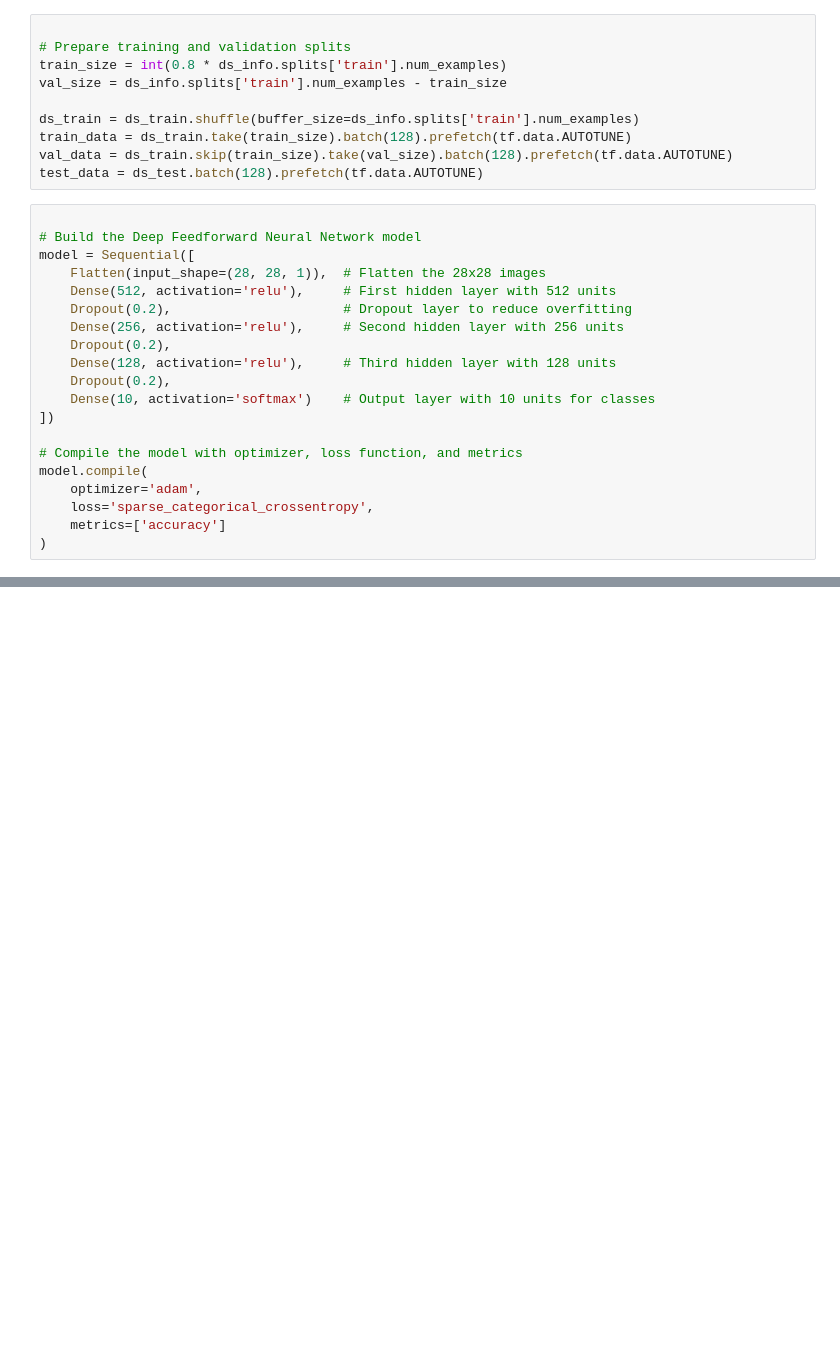
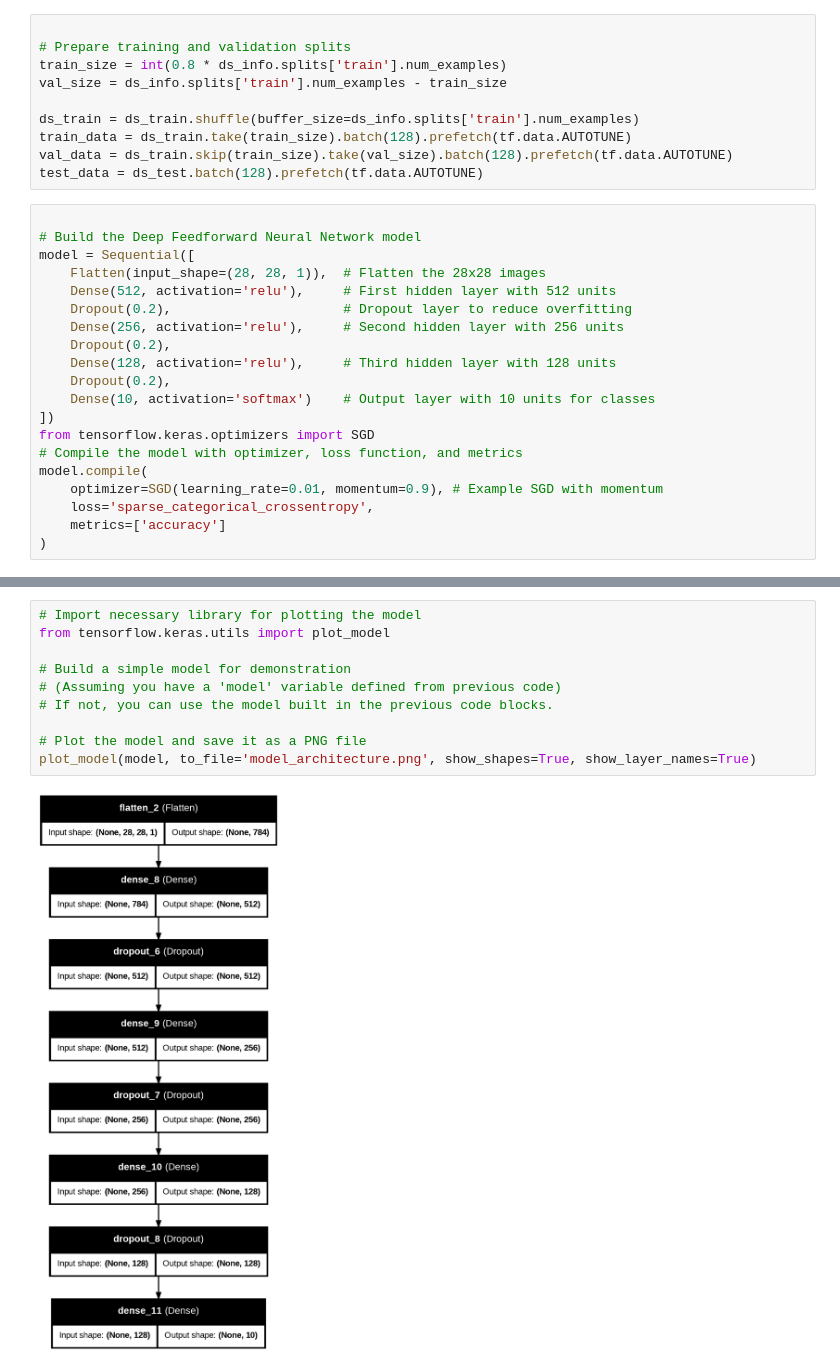
Before and after one commit to balakrishnanvinchu/dnn-implementation, a Jupyter notebook: dnn.ipynb, the cells around one changed output, grey strips where cells are left out. Cells and saved outputs as stored; diff of their text form; blank space fills up the shorter version.

```diff
--- a/dnn.ipynb
+++ b/dnn.ipynb
@@ -73,10 +57,10 @@ model = Sequential([
     Dropout(0.2),
     Dense(10, activation='softmax')    # Output layer with 10 units for classes
 ])
-
+from tensorflow.keras.optimizers import SGD
 # Compile the model with optimizer, loss function, and metrics
 model.compile(
-    optimizer='adam',
+    optimizer=SGD(learning_rate=0.01, momentum=0.9), # Example SGD with momentum
     loss='sparse_categorical_crossentropy',
     metrics=['accuracy']
 )
@@ -105,0 +113,12 @@ plt.show()
+# %%
+# Import necessary library for plotting the model
+from tensorflow.keras.utils import plot_model
+
+# Build a simple model for demonstration
+# (Assuming you have a 'model' variable defined from previous code)
+# If not, you can use the model built in the previous code blocks.
+
+# Plot the model and save it as a PNG file
+plot_model(model, to_file='model_architecture.png', show_shapes=True, show_layer_names=True)
+# %% [output]
+[figure, added]
```
Also changed, not shown: parts of 11 cells of this notebook.
